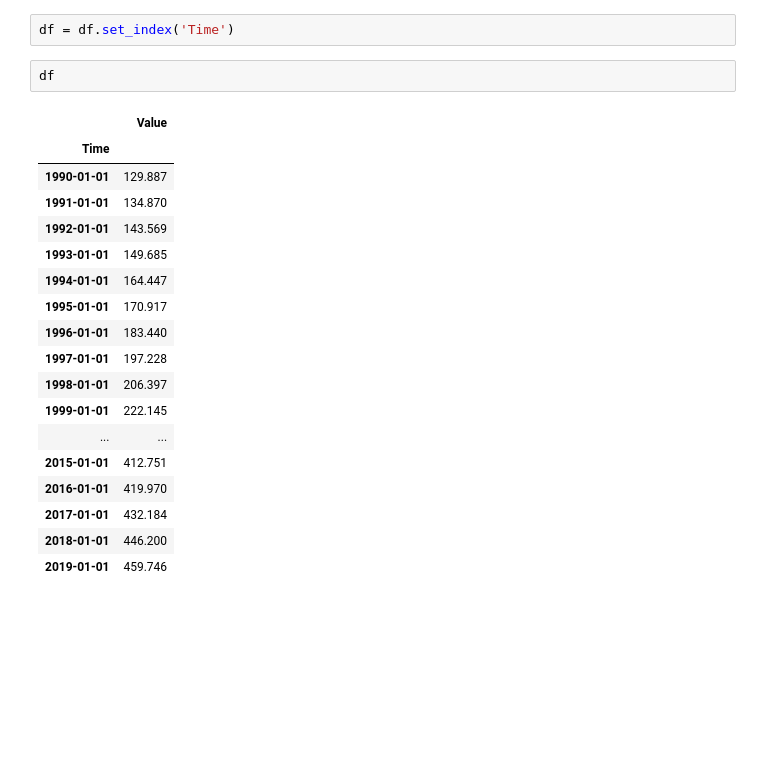
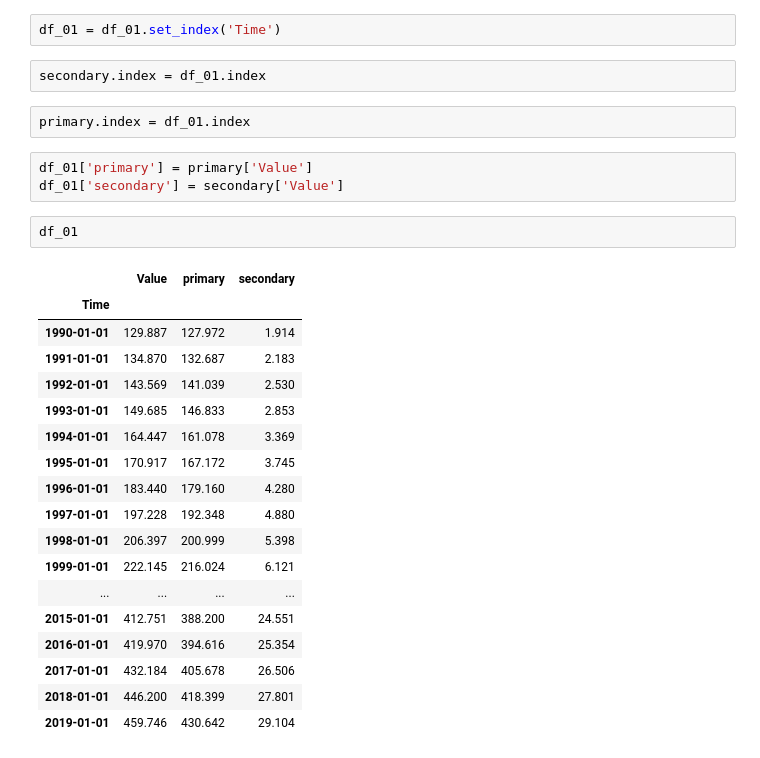
Before and after one commit to Bartholomew-Taylor/plastics_analysis, a Jupyter notebook: plastics_waste_time_series.ipynb, the cells around one changed output. Drawn from its saved outputs; the diff is of its cells as text; blank space fills up the shorter version.

```diff
--- a/plastics_waste_time_series.ipynb
+++ b/plastics_waste_time_series.ipynb
@@ -37,23 +51,30 @@ df['Time'] = pd.to_datetime(df['Time'], infer_datetime_format = True )
 # %%
-df = df.set_index('Time')
+df_01 = df_01.set_index('Time')
-# %%
-df
-# %% [output]
-|  | Value |
-| Time |  |
-| 1990-01-01 | 129.887 |
-| 1991-01-01 | 134.870 |
-| 1992-01-01 | 143.569 |
-| 1993-01-01 | 149.685 |
-| 1994-01-01 | 164.447 |
-| 1995-01-01 | 170.917 |
-| 1996-01-01 | 183.440 |
-| 1997-01-01 | 197.228 |
-| 1998-01-01 | 206.397 |
-| 1999-01-01 | 222.145 |
-| ... | ... |
-| 2015-01-01 | 412.751 |
-| 2016-01-01 | 419.970 |
-| 2017-01-01 | 432.184 |
-| 2018-01-01 | 446.200 |
-| 2019-01-01 | 459.746 |
+# %%
+secondary.index = df_01.index
+# %%
+primary.index = df_01.index
+# %%
+df_01['primary'] = primary['Value']
+df_01['secondary'] = secondary['Value']
+# %%
+df_01
+# %% [output]
+|  | Value | primary | secondary |
+| Time |  |  |  |
+| 1990-01-01 | 129.887 | 127.972 | 1.914 |
+| 1991-01-01 | 134.870 | 132.687 | 2.183 |
+| 1992-01-01 | 143.569 | 141.039 | 2.530 |
+| 1993-01-01 | 149.685 | 146.833 | 2.853 |
+| 1994-01-01 | 164.447 | 161.078 | 3.369 |
+| 1995-01-01 | 170.917 | 167.172 | 3.745 |
+| 1996-01-01 | 183.440 | 179.160 | 4.280 |
+| 1997-01-01 | 197.228 | 192.348 | 4.880 |
+| 1998-01-01 | 206.397 | 200.999 | 5.398 |
+| 1999-01-01 | 222.145 | 216.024 | 6.121 |
+| ... | ... | ... | ... |
+| 2015-01-01 | 412.751 | 388.200 | 24.551 |
+| 2016-01-01 | 419.970 | 394.616 | 25.354 |
+| 2017-01-01 | 432.184 | 405.678 | 26.506 |
+| 2018-01-01 | 446.200 | 418.399 | 27.801 |
+| 2019-01-01 | 459.746 | 430.642 | 29.104 |
```
Also changed, not shown: parts of 7 cells of this notebook.
